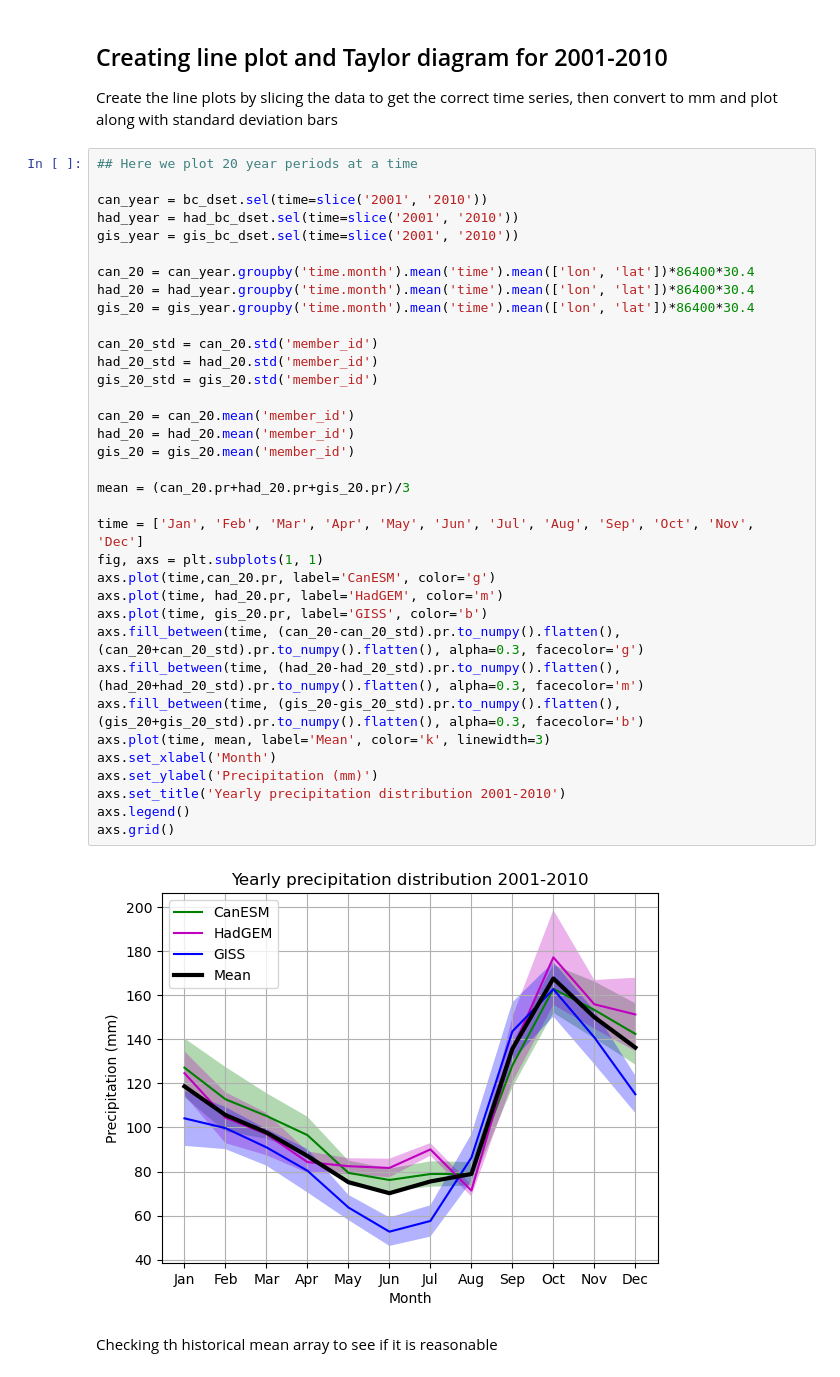
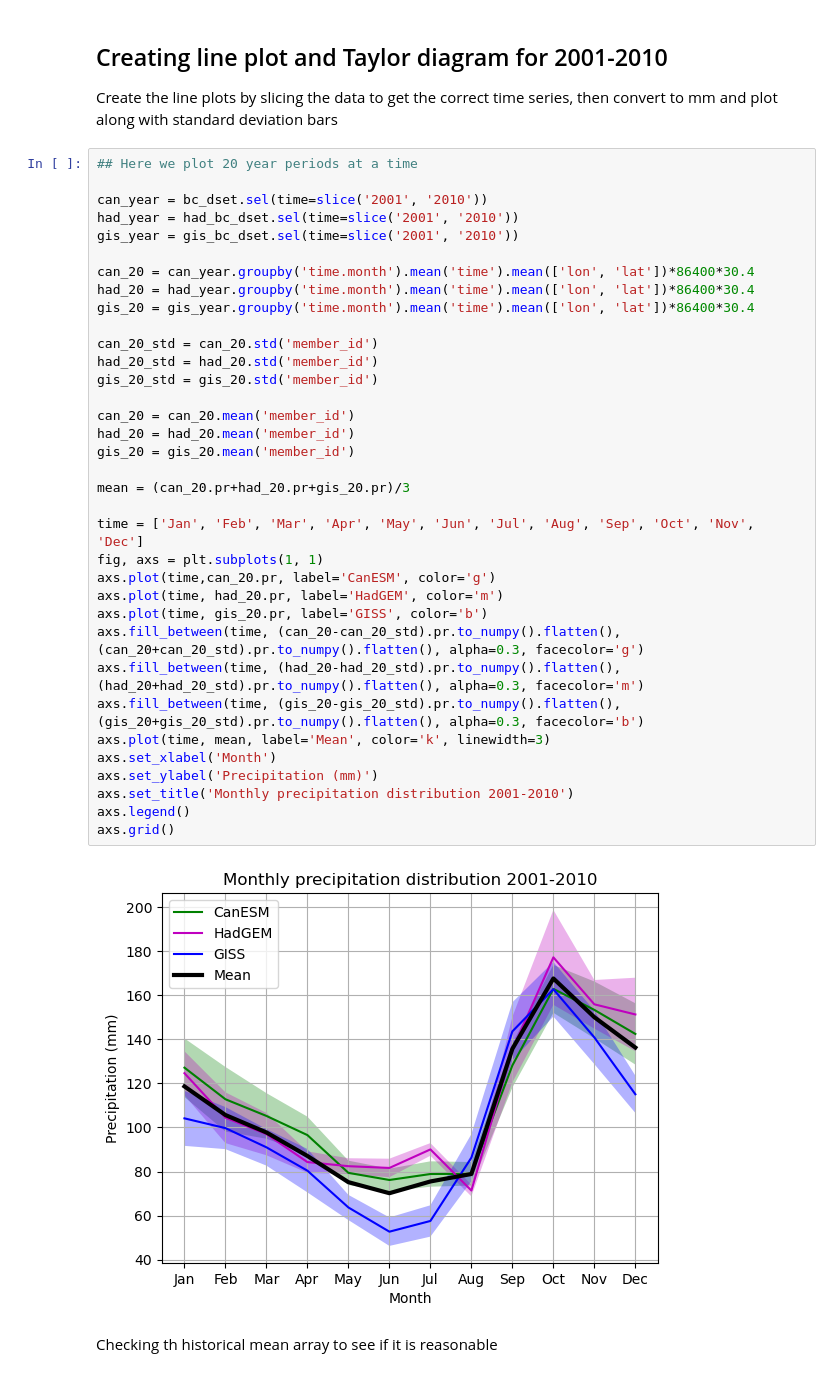
Before and after one commit to BenFarris18/Directed__Studies, a Jupyter notebook: Historical_Regridded.ipynb, the cells around one changed output. Cells and saved outputs as stored; diff of their text form.

Commit message:
Last changes made to code - fixed title

```diff
--- a/Historical_Regridded.ipynb
+++ b/Historical_Regridded.ipynb
@@ -207,35 +207,35 @@ had_year = had_bc_dset.sel(time=slice('2001', '2010'))
 gis_year = gis_bc_dset.sel(time=slice('2001', '2010'))
 
 can_20 = can_year.groupby('time.month').mean('time').mean(['lon', 'lat'])*86400*30.4
 had_20 = had_year.groupby('time.month').mean('time').mean(['lon', 'lat'])*86400*30.4
 gis_20 = gis_year.groupby('time.month').mean('time').mean(['lon', 'lat'])*86400*30.4
 
 can_20_std = can_20.std('member_id')
 had_20_std = had_20.std('member_id')
 gis_20_std = gis_20.std('member_id')
 
 can_20 = can_20.mean('member_id')
 had_20 = had_20.mean('member_id')
 gis_20 = gis_20.mean('member_id')
 
 mean = (can_20.pr+had_20.pr+gis_20.pr)/3
 
 time = ['Jan', 'Feb', 'Mar', 'Apr', 'May', 'Jun', 'Jul', 'Aug', 'Sep', 'Oct', 'Nov', 'Dec']
 fig, axs = plt.subplots(1, 1)
 axs.plot(time,can_20.pr, label='CanESM', color='g')
 axs.plot(time, had_20.pr, label='HadGEM', color='m')
 axs.plot(time, gis_20.pr, label='GISS', color='b')
 axs.fill_between(time, (can_20-can_20_std).pr.to_numpy().flatten(), (can_20+can_20_std).pr.to_numpy().flatten(), alpha=0.3, facecolor='g')
 axs.fill_between(time, (had_20-had_20_std).pr.to_numpy().flatten(), (had_20+had_20_std).pr.to_numpy().flatten(), alpha=0.3, facecolor='m')
 axs.fill_between(time, (gis_20-gis_20_std).pr.to_numpy().flatten(), (gis_20+gis_20_std).pr.to_numpy().flatten(), alpha=0.3, facecolor='b')
 axs.plot(time, mean, label='Mean', color='k', linewidth=3)
 axs.set_xlabel('Month')
 axs.set_ylabel('Precipitation (mm)')
-axs.set_title('Yearly precipitation distribution 2001-2010')
+axs.set_title('Monthly precipitation distribution 2001-2010')
 axs.legend()
 axs.grid()
 # %% [output]
-[figure, old version]
+[figure, new version]
 # %% [markdown]
 Checking th historical mean array to see if it is reasonable
 # %%
```
